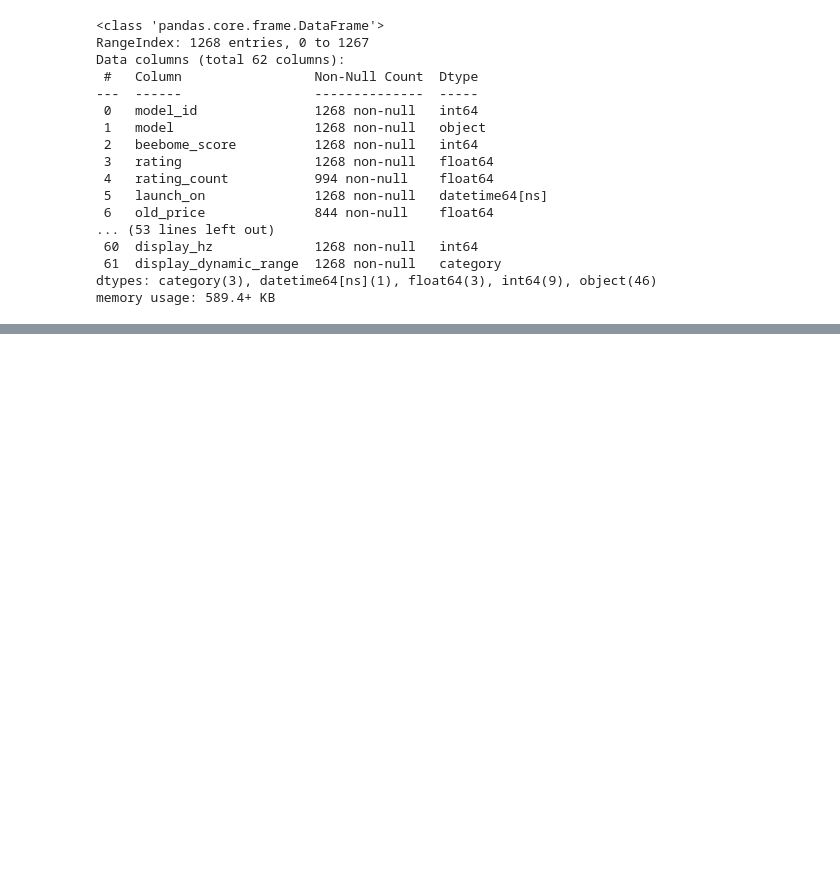
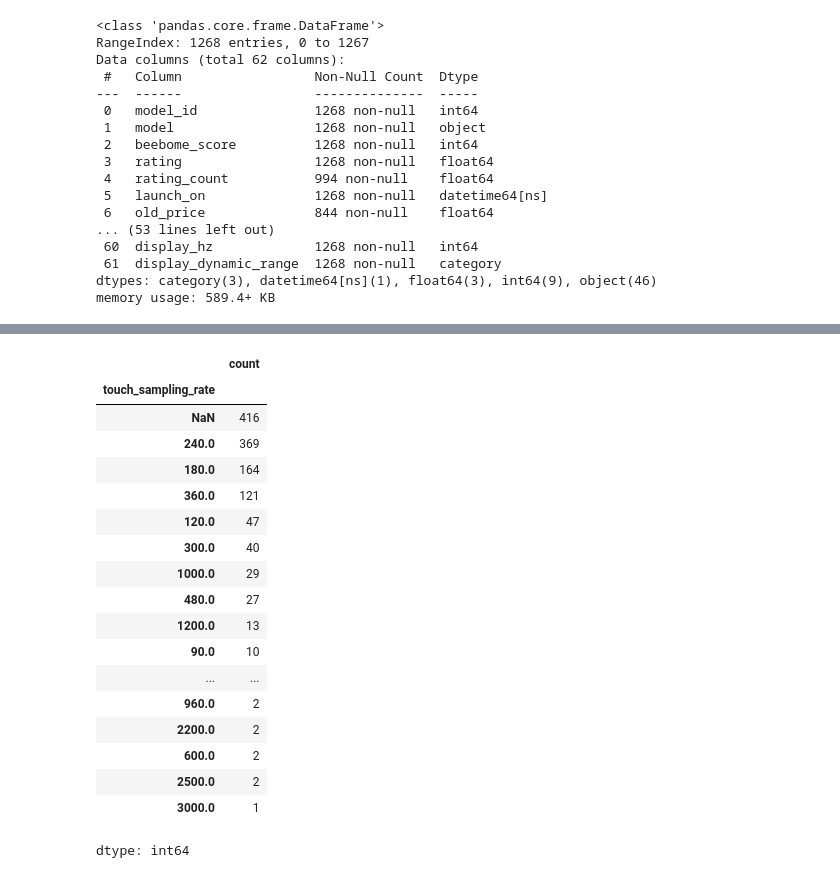
Before and after one commit to rajeshxdatascience/smartphone-recommender-system, a Jupyter notebook: SpecLens_AI_Data_Engineering.ipynb, the cells around one changed output, grey strips where cells are left out. Cells and saved outputs as stored; diff of their text form; code cells hidden in the pictures; blank space fills up the shorter version.

Commit message:
feat: featured touch_sampling_rate col

```diff
--- a/SpecLens_AI_Data_Engineering.ipynb
+++ b/SpecLens_AI_Data_Engineering.ipynb
@@ -662,0 +685,37 @@ memory usage: 589.4+ KB
+# %%
+# using regx to extract touch sampling rate
+
+def extract_touch_sampling_rate(text):
+
+  t = text.lower()
+
+  match = re.search(r'(\d{2,4})\s*hz\s*touch', t)
+
+  if match:
+    return int(match.group(1))
+
+  return np.nan
+
+df['touch_sampling_rate'] = df['display_type'].apply(extract_touch_sampling_rate)
+# %%
+df['touch_sampling_rate'].value_counts(dropna=False)
+# %% [output]
+|  | count |
+| touch_sampling_rate |  |
+| NaN | 416 |
+| 240.0 | 369 |
+| 180.0 | 164 |
+| 360.0 | 121 |
+| 120.0 | 47 |
+| 300.0 | 40 |
+| 1000.0 | 29 |
+| 480.0 | 27 |
+| 1200.0 | 13 |
+| 90.0 | 10 |
+| ... | ... |
+| 960.0 | 2 |
+| 2200.0 | 2 |
+| 600.0 | 2 |
+| 2500.0 | 2 |
+| 3000.0 | 1 |
+dtype: int64
```
Also changed, not shown: parts of 2 cells of this notebook.
